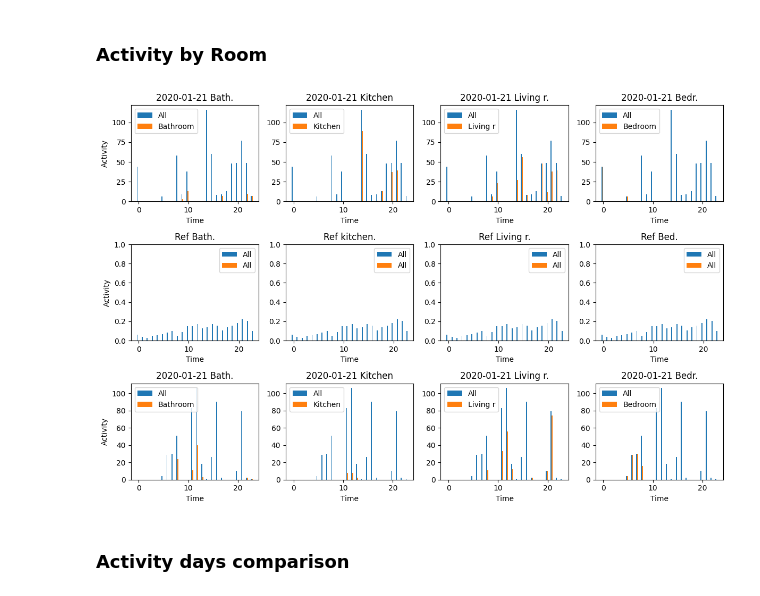
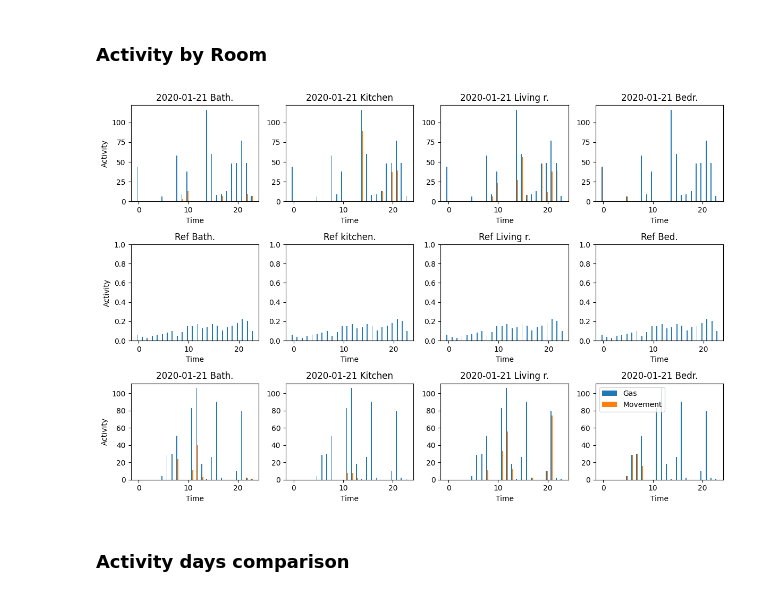
Before and after one commit to eskinderit/single-elders-home-monitoring, a Jupyter notebook: single-elders-home-monitoring/single-elders-monitoring-PCAfiltering.ipynb, the cells around one changed output. Cells and saved outputs as stored; diff of their text form; code cells hidden in the pictures.

Commit message:
Fix events-ground truth visuals

```diff
--- a/single-elders-home-monitoring/single-elders-monitoring-PCAfiltering.ipynb
+++ b/single-elders-home-monitoring/single-elders-monitoring-PCAfiltering.ipynb
@@ -807,75 +807,73 @@ hours = np.arange(len(hour_df))
 bar_width = 0.2
 
 
-axs[0, 0].bar(hours - bar_width * 1.5, df_2020_01_21['count_of_events'], width=bar_width, label='All')
-axs[0, 0].bar(hours - bar_width * 0.5, df_2020_01_21_Bathroom['count_of_events'], width=bar_width, label='Bathroom')
+axs[0, 0].bar(hours - bar_width * 1.5, df_2020_01_21['count_of_events'], width=bar_width)
+axs[0, 0].bar(hours - bar_width * 0.5, df_2020_01_21_Bathroom['count_of_events'], width=bar_width)
 axs[0, 0].set_title('2020-01-21 Bath.')
 
 axs[0, 1].bar(hours - bar_width * 1.5, df_2020_01_21['count_of_events'], width=bar_width, label='All')
-axs[0, 1].bar(hours - bar_width * 0.5, df_2020_01_21_Kitchen['count_of_events'], width=bar_width, label='Kitchen')
+axs[0, 1].bar(hours - bar_width * 0.5, df_2020_01_21_Kitchen['count_of_events'], width=bar_width)
 axs[0, 1].set_title('2020-01-21 Kitchen')
 
-axs[0, 2].bar(hours - bar_width * 1.5, df_2020_01_21['count_of_events'], width=bar_width, label='All')
-axs[0, 2].bar(hours - bar_width * 0.5, df_2020_01_21_Living_room['count_of_events'], width=bar_width, label='Living r')
+axs[0, 2].bar(hours - bar_width * 1.5, df_2020_01_21['count_of_events'], width=bar_width)
+axs[0, 2].bar(hours - bar_width * 0.5, df_2020_01_21_Living_room['count_of_events'], width=bar_width)
 axs[0, 2].set_title('2020-01-21 Living r.')
 
-axs[0, 3].bar(hours - bar_width * 1.5, df_2020_01_21['count_of_events'], width=bar_width, label='All')
-axs[0, 3].bar(hours - bar_width * 0.5, df_2020_01_21_Bedroom['count_of_events'], width=bar_width, label='Bedroom')
+axs[0, 3].bar(hours - bar_width * 1.5, df_2020_01_21['count_of_events'], width=bar_width)
+axs[0, 3].bar(hours - bar_width * 0.5, df_2020_01_21_Bedroom['count_of_events'], width=bar_width)
 axs[0, 3].set_title('2020-01-21 Bedr.')
 
 
-
-axs[1, 0].bar(hours - bar_width * 1.5, mean_activity['mean_activity'], width=bar_width, label='All')
-axs[1, 0].bar(hours - bar_width * 1.5, mean_activity_Bathroom['mean_activity'], width=bar_width, label='All')
+axs[1, 0].bar(hours - bar_width * 1.5, mean_activity['mean_activity'], width=bar_width)
+axs[1, 0].bar(hours - bar_width * 1.5, mean_activity_Bathroom['mean_activity'], width=bar_width)
 axs[1, 0].set_title('Ref Bath.')
 axs[1, 0].set_ylim(0, 1.0)
 
-axs[1, 1].bar(hours - bar_width * 1.5, mean_activity['mean_activity'], width=bar_width, label='All')
-axs[1, 1].bar(hours - bar_width * 1.5, mean_activity_Kitchen['mean_activity'], width=bar_width, label='All')
+axs[1, 1].bar(hours - bar_width * 1.5, mean_activity['mean_activity'], width=bar_width)
+axs[1, 1].bar(hours - bar_width * 1.5, mean_activity_Kitchen['mean_activity'], width=bar_width)
 axs[1, 1].set_title('Ref kitchen.')
 axs[1, 1].set_ylim(0, 1.0)
 
-axs[1, 2].bar(hours - bar_width * 1.5, mean_activity['mean_activity'], width=bar_width, label='All')
-axs[1, 2].bar(hours - bar_width * 1.5, mean_activity_Living_room['mean_activity'], width=bar_width, label='All')
+axs[1, 2].bar(hours - bar_width * 1.5, mean_activity['mean_activity'], width=bar_width)
+axs[1, 2].bar(hours - bar_width * 1.5, mean_activity_Living_room['mean_activity'], width=bar_width)
 axs[1, 2].set_title('Ref Living r.')
 axs[1, 2].set_ylim(0, 1.0)
 
-axs[1, 3].bar(hours - bar_width * 1.5, mean_activity['mean_activity'], width=bar_width, label='All')
-axs[1, 3].bar(hours - bar_width * 1.5, mean_activity_Badroom['mean_activity'], width=bar_width, label='All')
+axs[1, 3].bar(hours - bar_width * 1.5, mean_activity['mean_activity'], width=bar_width)
+axs[1, 3].bar(hours - bar_width * 1.5, mean_activity_Badroom['mean_activity'], width=bar_width)
 axs[1, 3].set_title('Ref Bed.')
 axs[1, 3].set_ylim(0, 1.0)
 
 
-axs[2, 0].bar(hours - bar_width * 1.5, df_2019_12_26['count_of_events'], width=bar_width, label='All')
-axs[2, 0].bar(hours - bar_width * 0.5, df_2019_12_26_Bathroom['count_of_events'], width=bar_width, label='Bathroom')
+axs[2, 0].bar(hours - bar_width * 1.5, df_2019_12_26['count_of_events'], width=bar_width)
+axs[2, 0].bar(hours - bar_width * 0.5, df_2019_12_26_Bathroom['count_of_events'], width=bar_width)
 axs[2, 0].set_title('2020-01-21 Bath.')
 
-axs[2, 1].bar(hours - bar_width * 1.5, df_2019_12_26['count_of_events'], width=bar_width, label='All')
-axs[2, 1].bar(hours - bar_width * 0.5, df_2019_12_26_Kitchen['count_of_events'], width=bar_width, label='Kitchen')
+axs[2, 1].bar(hours - bar_width * 1.5, df_2019_12_26['count_of_events'], width=bar_width)
+axs[2, 1].bar(hours - bar_width * 0.5, df_2019_12_26_Kitchen['count_of_events'], width=bar_width)
 axs[2, 1].set_title('2020-01-21 Kitchen')
 
-axs[2, 2].bar(hours - bar_width * 1.5, df_2019_12_26['count_of_events'], width=bar_width, label='All')
-axs[2, 2].bar(hours - bar_width * 0.5, df_2019_12_26_Living_room['count_of_events'], width=bar_width, label='Living r')
+axs[2, 2].bar(hours - bar_width * 1.5, df_2019_12_26['count_of_events'], width=bar_width)
+axs[2, 2].bar(hours - bar_width * 0.5, df_2019_12_26_Living_room['count_of_events'], width=bar_width)
 axs[2, 2].set_title('2020-01-21 Living r.')
 
-axs[2, 3].bar(hours - bar_width * 1.5, df_2019_12_26['count_of_events'], width=bar_width, label='All')
-axs[2, 3].bar(hours - bar_width * 0.5, df_2019_12_26_Bedroom['count_of_events'], width=bar_width, label='Bedroom')
+axs[2, 3].bar(hours - bar_width * 1.5, df_2019_12_26['count_of_events'], width=bar_width, label='Gas')
+axs[2, 3].bar(hours - bar_width * 0.5, df_2019_12_26_Bedroom['count_of_events'], width=bar_width, label='Movement')
 axs[2, 3].set_title('2020-01-21 Bedr.')
 
 
 for id, ax in enumerate(axs.flat):
     ax.set(xlabel='Time')
     if id % 4 == 0:
         ax.set(ylabel='Activity')
-    ax.legend()
+
+axs[2,3].legend()
 
 plt.tight_layout()
 
 plt.show()
-
-#FIXME row in the middle
 # %% [output]
-[figure, old version]
+[figure, new version]
 # %% [markdown]
 ### Activity days comparison
 # %%
```
Also changed, not shown: parts of 1 cell of this notebook, 1 other file.
